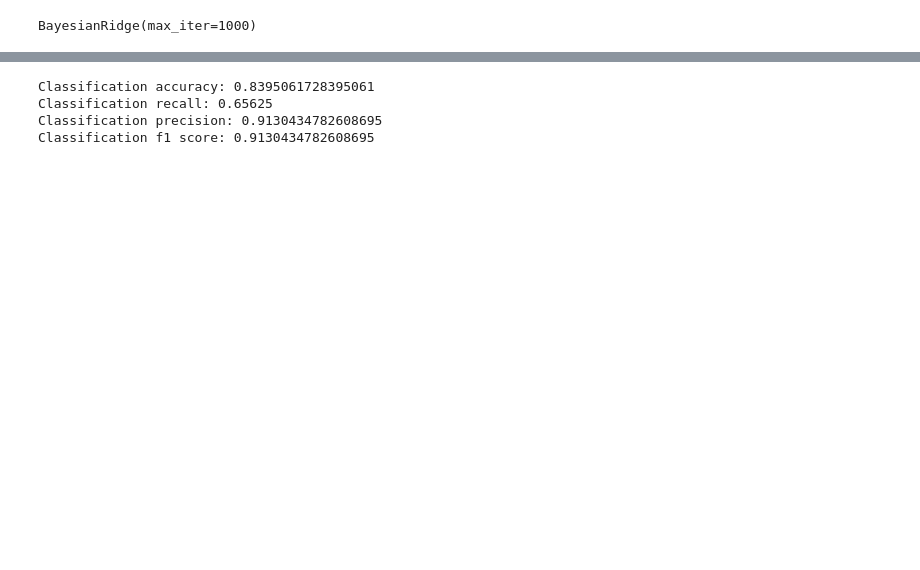
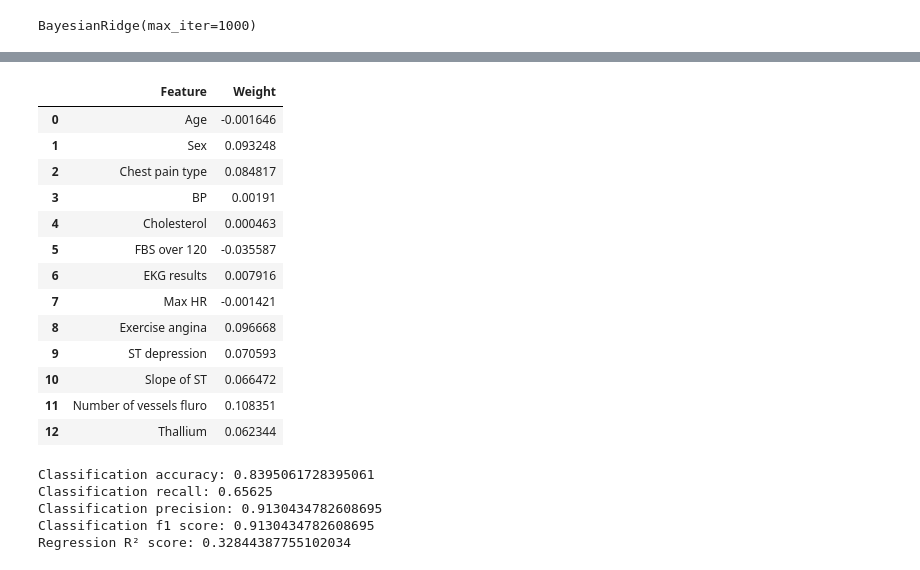
Before and after one commit to geni4a/Asg4, a Jupyter notebook: asg4.ipynb, the cells around one changed output, grey strips where cells are left out. Saved outputs shown, nothing was run; the diff lists cells and outputs as text; code cells hidden in the pictures; blank space fills up the shorter version.

```diff
--- a/asg4.ipynb
+++ b/asg4.ipynb
@@ -41,0 +62,3 @@ X.head(3)
+# %%
+y = y.astype(int)
+y.dtypes
@@ -53,22 +91,43 @@ BayesianRidge(max_iter=1000)
+# %%
+df = pd.DataFrame(np.array([reg.feature_names_in_, reg.coef_]).T, columns=["Feature", "Weight"])
+df
+# %% [output]
+|  | Feature | Weight |
+| 0 | Age | -0.001646 |
+| 1 | Sex | 0.093248 |
+| 2 | Chest pain type | 0.084817 |
+| 3 | BP | 0.00191 |
+| 4 | Cholesterol | 0.000463 |
+| 5 | FBS over 120 | -0.035587 |
+| 6 | EKG results | 0.007916 |
+| 7 | Max HR | -0.001421 |
+| 8 | Exercise angina | 0.096668 |
+| 9 | ST depression | 0.070593 |
+| 10 | Slope of ST | 0.066472 |
+| 11 | Number of vessels fluro | 0.108351 |
+| 12 | Thallium | 0.062344 |
 # %%
 #test data
 y_preds = reg.predict(X_test)
 # %%
 #metrics
-from sklearn.metrics import accuracy_score, recall_score, precision_score, f1_score
-y_preds_bin = (y_preds > 0.5).astype(int)
-y_test = y_test.astype(int)
+from sklearn.metrics import accuracy_score, recall_score, precision_score, f1_score, r2_score
+y_preds_bin = (y_preds > 0.5).astype(int) #make binary
 
 accuracy = accuracy_score(y_test, y_preds_bin)
 recall = recall_score(y_test, y_preds_bin)
 precision = precision_score(y_test, y_preds_bin)
 f1score = f1_score(y_test, y_preds_bin)
+r2 = r2_score(y_test, y_preds_bin)
+
 print("Classification accuracy:", accuracy)
 print("Classification recall:", recall)
 print("Classification precision:", precision)
 print("Classification f1 score:", precision)
+print("Regression R² score:", r2)
 # %% [output]
 Classification accuracy: 0.8395061728395061
 Classification recall: 0.65625
 Classification precision: 0.9130434782608695
 Classification f1 score: 0.9130434782608695
+Regression R² score: 0.32844387755102034
```
Also changed, not shown: parts of 4 cells of this notebook.
